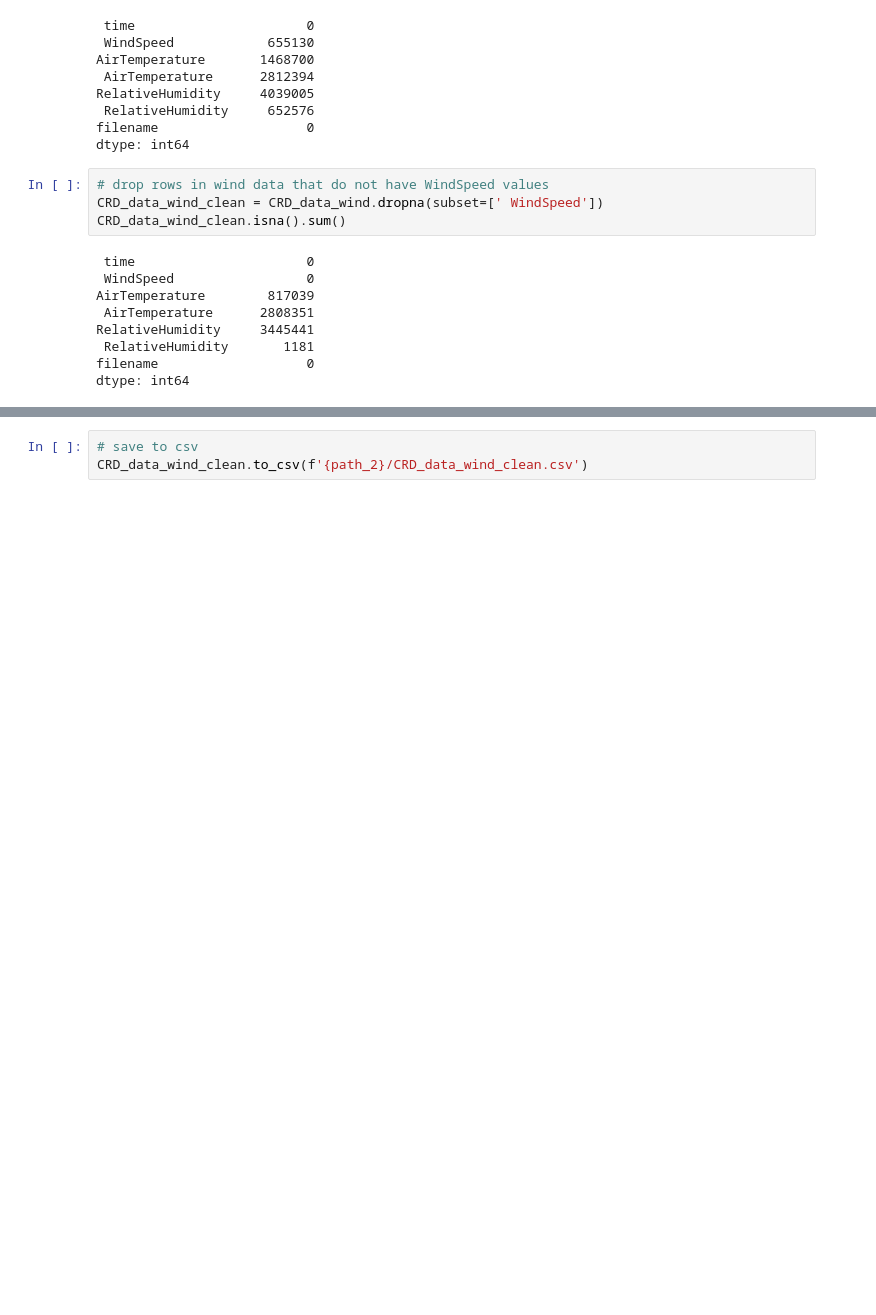
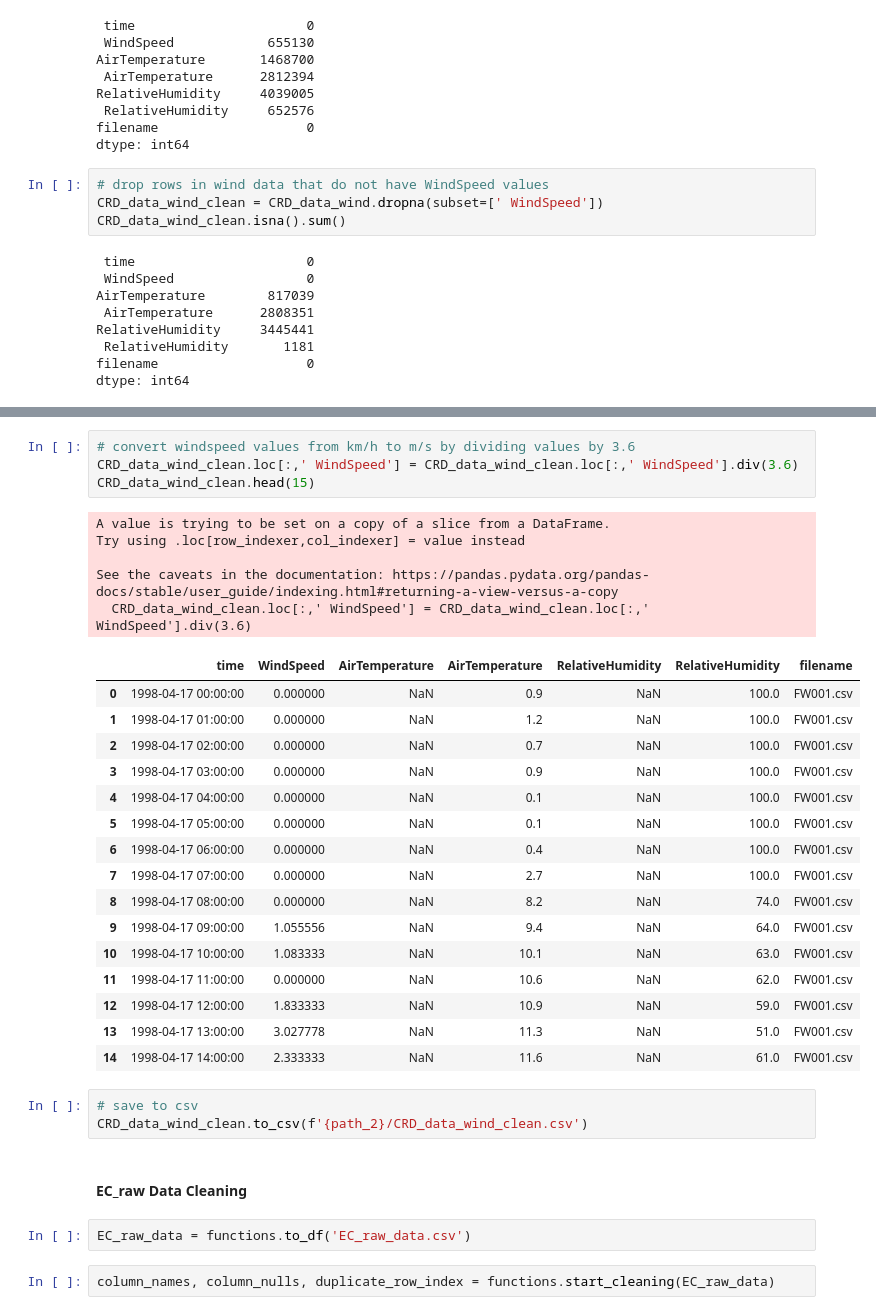
Before and after one commit to madiwiebe/LHL_Capstone_Project, a Jupyter notebook: notebooks/cleaning_data.ipynb, the cells around one changed output, grey strips where cells are left out. Saved outputs shown, nothing was run; the diff lists cells and outputs as text; blank space fills up the shorter version.

Commit message:
Data cleaning (CRD, EC_raw)
incorporation of windspeed unit conversion

```diff
--- a/notebooks/cleaning_data.ipynb
+++ b/notebooks/cleaning_data.ipynb
@@ -212,3 +230,35 @@ dtype: int64
+# %%
+# convert windspeed values from km/h to m/s by dividing values by 3.6
+CRD_data_wind_clean.loc[:,' WindSpeed'] = CRD_data_wind_clean.loc[:,' WindSpeed'].div(3.6)
+CRD_data_wind_clean.head(15)
+# %% [output]
+A value is trying to be set on a copy of a slice from a DataFrame.
+Try using .loc[row_indexer,col_indexer] = value instead
+
+See the caveats in the documentation: https://pandas.pydata.org/pandas-docs/stable/user_guide/indexing.html#returning-a-view-versus-a-copy
+  CRD_data_wind_clean.loc[:,' WindSpeed'] = CRD_data_wind_clean.loc[:,' WindSpeed'].div(3.6)
+|  | time | WindSpeed | AirTemperature | AirTemperature | RelativeHumidity | RelativeHumidity | filename |
+| 0 | 1998-04-17 00:00:00 | 0.000000 | NaN | 0.9 | NaN | 100.0 | FW001.csv |
+| 1 | 1998-04-17 01:00:00 | 0.000000 | NaN | 1.2 | NaN | 100.0 | FW001.csv |
+| 2 | 1998-04-17 02:00:00 | 0.000000 | NaN | 0.7 | NaN | 100.0 | FW001.csv |
+| 3 | 1998-04-17 03:00:00 | 0.000000 | NaN | 0.9 | NaN | 100.0 | FW001.csv |
+| 4 | 1998-04-17 04:00:00 | 0.000000 | NaN | 0.1 | NaN | 100.0 | FW001.csv |
+| 5 | 1998-04-17 05:00:00 | 0.000000 | NaN | 0.1 | NaN | 100.0 | FW001.csv |
+| 6 | 1998-04-17 06:00:00 | 0.000000 | NaN | 0.4 | NaN | 100.0 | FW001.csv |
+| 7 | 1998-04-17 07:00:00 | 0.000000 | NaN | 2.7 | NaN | 100.0 | FW001.csv |
+| 8 | 1998-04-17 08:00:00 | 0.000000 | NaN | 8.2 | NaN | 74.0 | FW001.csv |
+| 9 | 1998-04-17 09:00:00 | 1.055556 | NaN | 9.4 | NaN | 64.0 | FW001.csv |
+| 10 | 1998-04-17 10:00:00 | 1.083333 | NaN | 10.1 | NaN | 63.0 | FW001.csv |
+| 11 | 1998-04-17 11:00:00 | 0.000000 | NaN | 10.6 | NaN | 62.0 | FW001.csv |
+| 12 | 1998-04-17 12:00:00 | 1.833333 | NaN | 10.9 | NaN | 59.0 | FW001.csv |
+| 13 | 1998-04-17 13:00:00 | 3.027778 | NaN | 11.3 | NaN | 51.0 | FW001.csv |
+| 14 | 1998-04-17 14:00:00 | 2.333333 | NaN | 11.6 | NaN | 61.0 | FW001.csv |
 # %%
 # save to csv
 CRD_data_wind_clean.to_csv(f'{path_2}/CRD_data_wind_clean.csv')
+# %% [markdown]
+#### EC_raw Data Cleaning
+# %%
+EC_raw_data = functions.to_df('EC_raw_data.csv')
+# %%
+column_names, column_nulls, duplicate_row_index = functions.start_cleaning(EC_raw_data)
```
Also changed, not shown: parts of 9 cells of this notebook.
